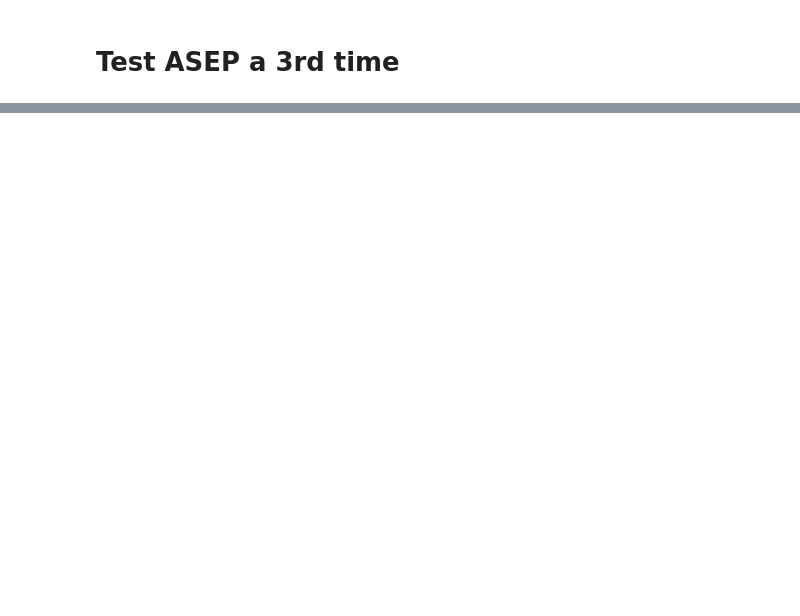
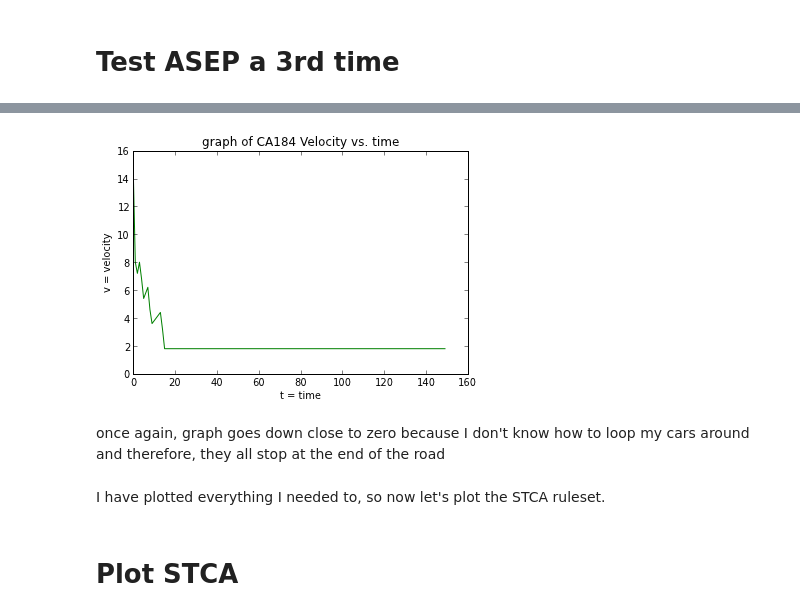
Before and after one commit to jruncoPHYS202/PHYS202-S13, a Jupyter notebook: PROJECT/Project2.ipynb, the cells around one changed output, grey strips where cells are left out. Saved outputs shown, nothing was run; the diff lists cells and outputs as text; code cells hidden in the pictures; blank space fills up the shorter version.

```diff
--- a/PROJECT/Project2.ipynb
+++ b/PROJECT/Project2.ipynb
@@ -252,0 +277,5 @@ vmax = 10
+# %%
+n_cars = 5 #number of cars
+x0 = np.random.random(n_cars)*200 # random array of positions
+v = np.random.random(n_cars)*5 #random array of velocities
+#vmax = 5 'maximum velocity'
@@ -252,0 +401,9 @@ vmax = 10
+# %%
+#just like average position except using velocity to find average velocity
+N = 150
+initialized = initialized_conditions(200,5,5)
+CA184_velocity_avg = np.zeros(N)
+for i in range(N):
+    initialized = plot_CA184(initialized[0],initialized[1],initialized[2],initialized[3])
+    CA184_velocity_avg[i] = np.sum(initialized[1])/len(initialized[1])
+print CA184_velocity_avg
@@ -252,0 +424,17 @@ vmax = 10
+# %%
+#plot velocity vs time
+t = arange(0,150,1)
+plot(t, CA184_velocity_avg,color='green')
+xlabel('t = time')
+ylabel('v = velocity')
+title('graph of CA184 Velocity vs. time')
+show()
+# %% [output]
+[figure, added]
+# %% [markdown]
+once again, graph goes down close to zero because I don't know how to loop my cars around and therefore, they all stop at the end of the road
+# %% [markdown]
+I have plotted everything I needed to, so now let's plot the STCA ruleset.
+# %% [markdown]
+Plot STCA
+=
```
Also changed, not shown: parts of 59 cells of this notebook.
